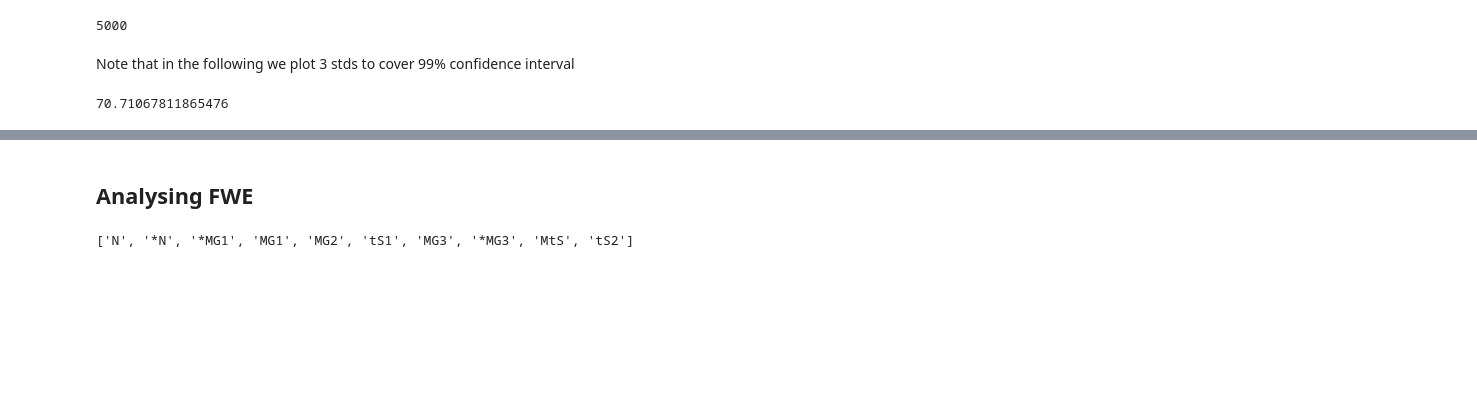
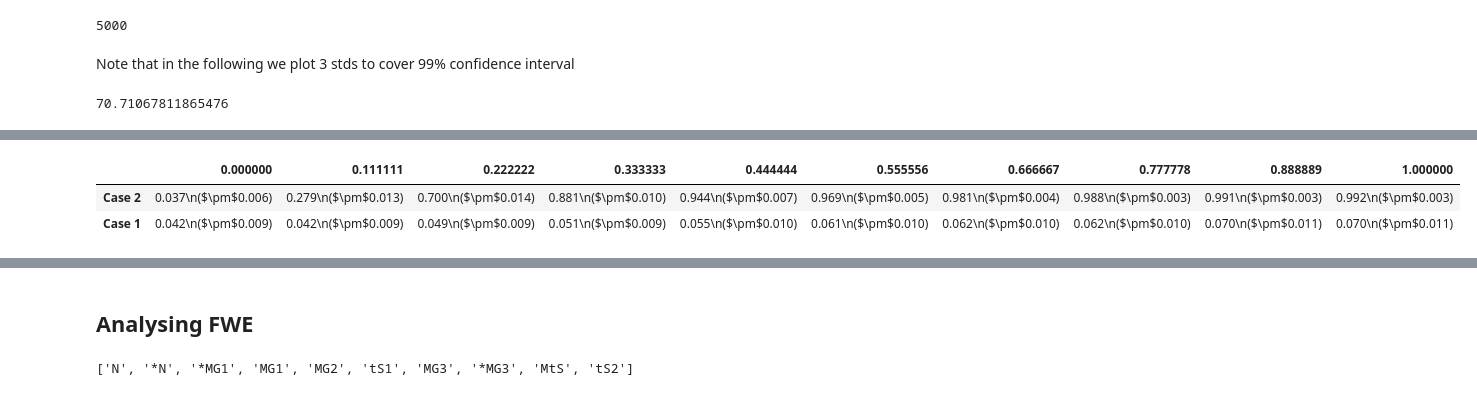
Before and after one commit to TimotheeMathieu/Adaptive_stopping_MC_RL, a Jupyter notebook: adastop/example_simulatedR/analyse.ipynb, the cells around one changed output, grey strips where cells are left out. Saved outputs shown, nothing was run; the diff lists cells and outputs as text; code cells hidden in the pictures; blank space fills up the shorter version.

```diff
--- a/adastop/example_simulatedR/analyse.ipynb
+++ b/adastop/example_simulatedR/analyse.ipynb
@@ -151,0 +154,24 @@ plt.savefig(os.path.join(workdir, "gaussianVSmg_samemean.pdf"))
+# %%
+import pandas as pd
+
+power_df = pd.DataFrame(powers, index=["Case 2"])
+power_df = power_df.append(pd.DataFrame(powers2, index = ["Case 1"]))
+
+
+
+error_df = pd.DataFrame(power_confidence_intervals, index=["Case 2"])
+error_df = error_df.append(pd.DataFrame(power_confidence_intervals2, index = ["Case 1"]))
+
+annot1 = {}
+annot2 = {}
+
+for k in powers.keys():
+    print(k)
+    annot1[k] = ("{:.3f}\n($\\pm${:.3f})".format(powers[k], power_confidence_intervals[k]))
+    annot2[k] = ("{:.3f}\n($\\pm${:.3f})".format(powers2[k], power_confidence_intervals2[k]))
+
+annot_df = pd.DataFrame(annot1, index=["Case 2"])
+annot_df = annot_df.append(pd.DataFrame(annot2, index = ["Case 1"]))
+
+# annot1 = [r"{:.3f} ($\pm$ {:.3f})".format(powers[i], power_confidence_interval[i]) for i in range(len(powers))]
+# annot2 = [r"{:.3f} ($\pm$ {:.3f})".format(powers2[i], power_confidence_interval2[i]) for i in range(len(powers2))]
@@ -151,0 +189,6 @@ plt.savefig(os.path.join(workdir, "gaussianVSmg_samemean.pdf"))
+# %%
+annot_df
+# %% [output]
+|  | 0.000000 | 0.111111 | 0.222222 | 0.333333 | 0.444444 | 0.555556 | 0.666667 | 0.777778 | 0.888889 | 1.000000 |
+| Case 2 | 0.037\n($\pm$0.006) | 0.279\n($\pm$0.013) | 0.700\n($\pm$0.014) | 0.881\n($\pm$0.010) | 0.944\n($\pm$0.007) | 0.969\n($\pm$0.005) | 0.981\n($\pm$0.004) | 0.988\n($\pm$0.003) | 0.991\n($\pm$0.003) | 0.992\n($\pm$0.003) |
+| Case 1 | 0.042\n($\pm$0.009) | 0.042\n($\pm$0.009) | 0.049\n($\pm$0.009) | 0.051\n($\pm$0.009) | 0.055\n($\pm$0.010) | 0.061\n($\pm$0.010) | 0.062\n($\pm$0.010) | 0.062\n($\pm$0.010) | 0.070\n($\pm$0.011) | 0.070\n($\pm$0.011) |
```
Also changed, not shown: parts of 21 cells of this notebook, 14 other files.
